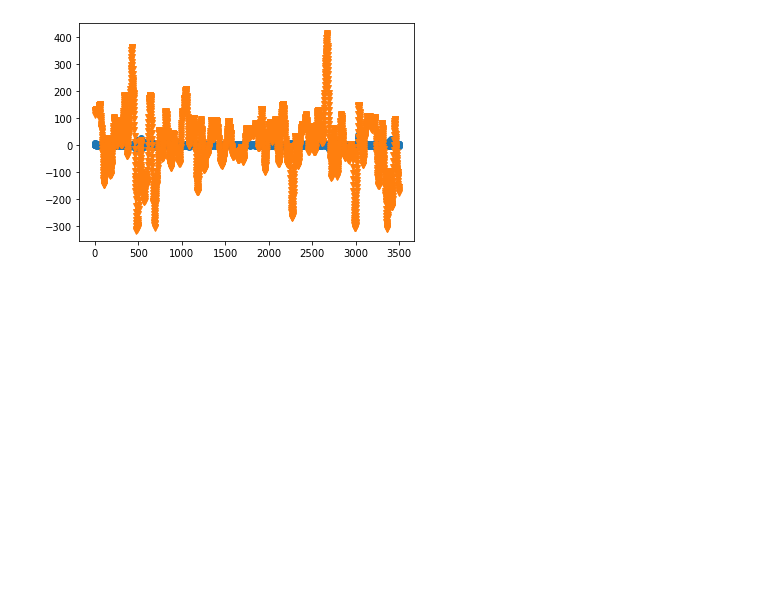
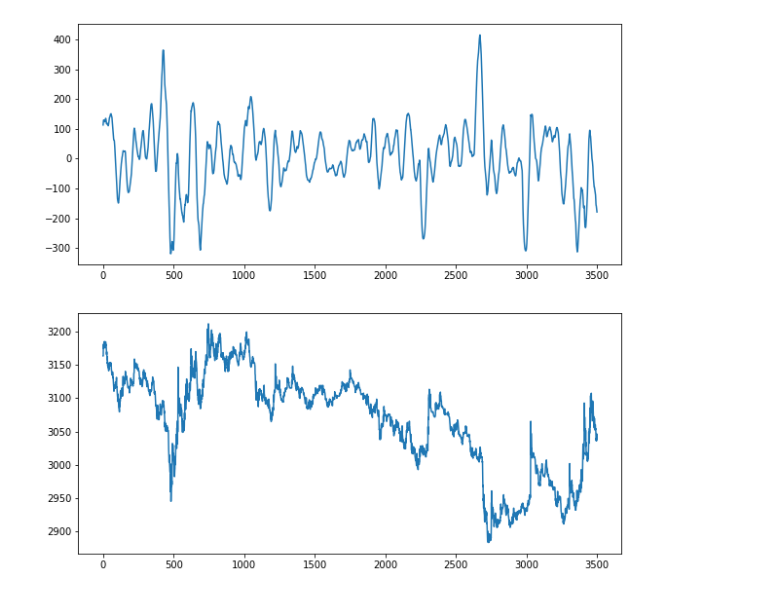
Before and after one commit to awesomest/mytrader, a Jupyter notebook: predict_bitcoin.ipynb, the cells around one changed output. Drawn from its saved outputs; the diff is of its cells as text; code cells hidden in the pictures; blank space fills up the shorter version.

Commit message:
Fix style of graphs

```diff
--- a/predict_bitcoin.ipynb
+++ b/predict_bitcoin.ipynb
@@ -1,17 +1,19 @@
 # %%
+import pickle
 import pandas as pd
 import matplotlib.pyplot as plt
 from datetime import datetime as dt
 from mylib import bitcoin
-import pickle
+%matplotlib inline
 
 def plot(b):
     x = b.data_test[-3500:]
-    y = b.model.predict(x)
-    y_pred = b.label_test[-3500:]
+    y_result = list(b.label_test[-3500:])
+    y_predict = list(b.model.predict(x))
 
-    plt.plot(list(range(len(x))), y, marker="o")
-    plt.plot(list(range(len(x))), y_pred, marker="v")
+    _, (ax1, ax2) = plt.subplots(2, 1, figsize=(10, 10))
+    ax1.plot(list(range(len(x))), y_result)
+    ax2.plot(list(range(len(x))), y_predict)
     plt.show()
 
 def main():
@@ -38 +40 @@ start: 2020/05/05 07:01:25
-[figure, old version]
+[figure, new version]
```
Also changed, not shown: parts of 1 cell of this notebook, 3 other files.
